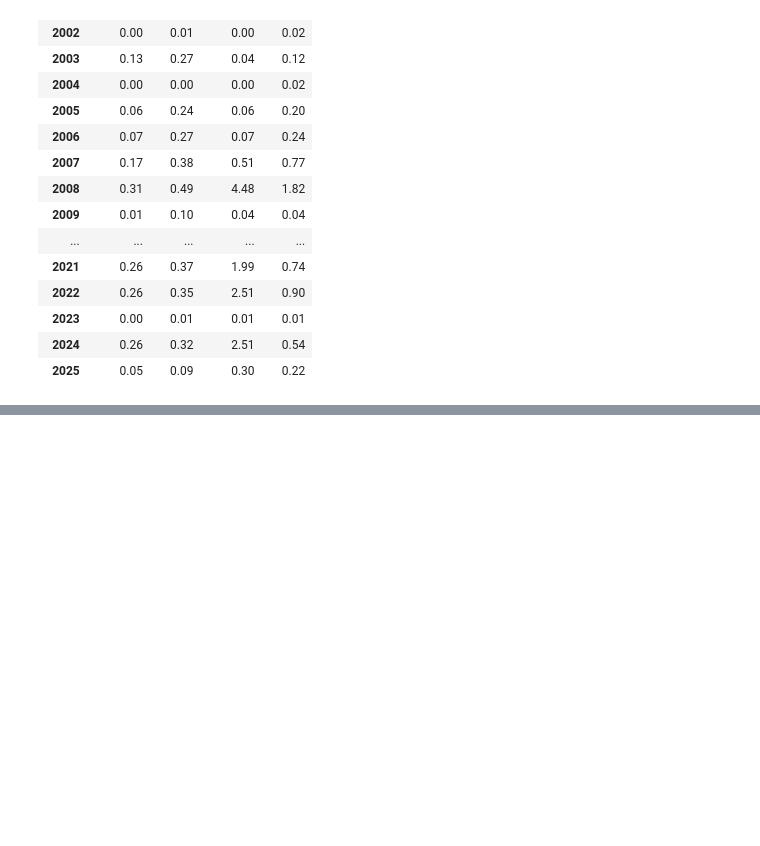
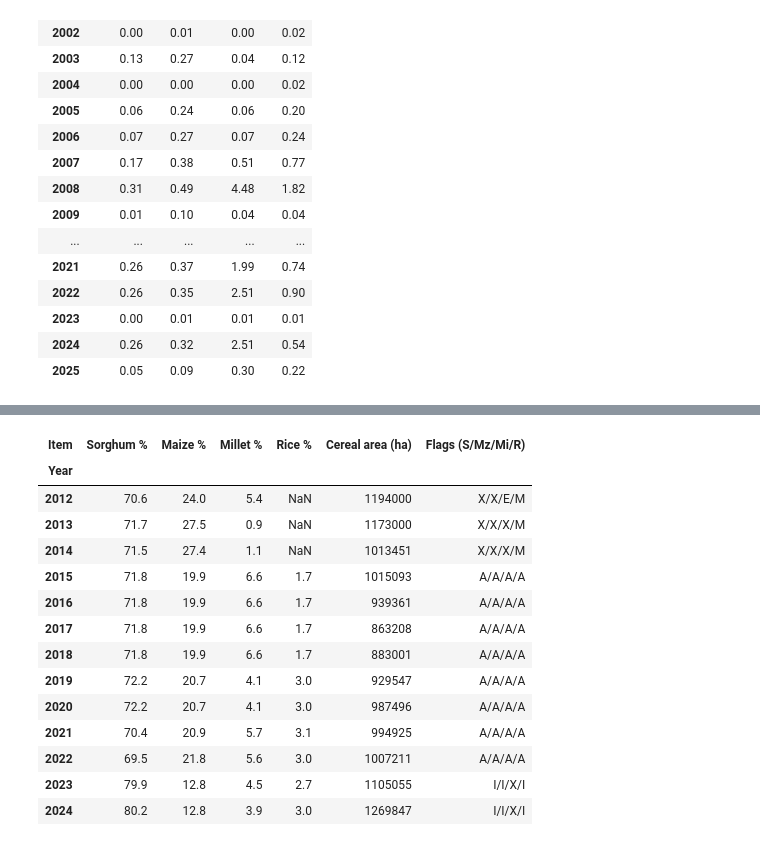
Before and after one commit to TomasTesar/JBG060_ZHL_2026, a Jupyter notebook: Cropland_analysis.ipynb, the cells around one changed output, grey strips where cells are left out. Saved outputs shown, nothing was run; the diff lists cells and outputs as text; code cells hidden in the pictures; blank space fills up the shorter version.

```diff
--- a/Cropland_analysis.ipynb
+++ b/Cropland_analysis.ipynb
@@ -488,0 +577,30 @@ peaks.round(2)
+# %%
+# FAOSTAT: share of cereal harvested area per crop, with total area and FAO flags
+CEREALS = {"Sorghum": "Sorghum", "Maize (corn)": "Maize", "Millet": "Millet", "Rice": "Rice"}
+fao = pd.read_csv(REPO / "Crop_data.csv")
+fao = fao[fao.Item.isin(CEREALS) & (fao.Element == "Area harvested")].replace({"Item": CEREALS})
+
+fao_area = fao.pivot_table(index="Year", columns="Item", values="Value")[list(CEREALS.values())]
+fao_share = 100 * fao_area.div(fao_area.sum(axis=1), axis=0)
+fao_flags = fao.pivot_table(index="Year", columns="Item", values="Flag", aggfunc="first")[list(CEREALS.values())]
+
+fao_table = fao_share.round(1).add_suffix(" %")
+fao_table["Cereal area (ha)"] = fao_area.sum(axis=1).astype(int)
+fao_table["Flags (S/Mz/Mi/R)"] = fao_flags.fillna("-").agg("/".join, axis=1)
+fao_table
+# %% [output]
+| Item | Sorghum % | Maize % | Millet % | Rice % | Cereal area (ha) | Flags (S/Mz/Mi/R) |
+| Year |  |  |  |  |  |  |
+| 2012 | 70.6 | 24.0 | 5.4 | NaN | 1194000 | X/X/E/M |
+| 2013 | 71.7 | 27.5 | 0.9 | NaN | 1173000 | X/X/X/M |
+| 2014 | 71.5 | 27.4 | 1.1 | NaN | 1013451 | X/X/X/M |
+| 2015 | 71.8 | 19.9 | 6.6 | 1.7 | 1015093 | A/A/A/A |
+| 2016 | 71.8 | 19.9 | 6.6 | 1.7 | 939361 | A/A/A/A |
+| 2017 | 71.8 | 19.9 | 6.6 | 1.7 | 863208 | A/A/A/A |
+| 2018 | 71.8 | 19.9 | 6.6 | 1.7 | 883001 | A/A/A/A |
+| 2019 | 72.2 | 20.7 | 4.1 | 3.0 | 929547 | A/A/A/A |
+| 2020 | 72.2 | 20.7 | 4.1 | 3.0 | 987496 | A/A/A/A |
+| 2021 | 70.4 | 20.9 | 5.7 | 3.1 | 994925 | A/A/A/A |
+| 2022 | 69.5 | 21.8 | 5.6 | 3.0 | 1007211 | A/A/A/A |
+| 2023 | 79.9 | 12.8 | 4.5 | 2.7 | 1105055 | I/I/X/I |
+| 2024 | 80.2 | 12.8 | 3.9 | 3.0 | 1269847 | I/I/X/I |
```
Also changed, not shown: parts of 5 cells of this notebook, 1 other file.
